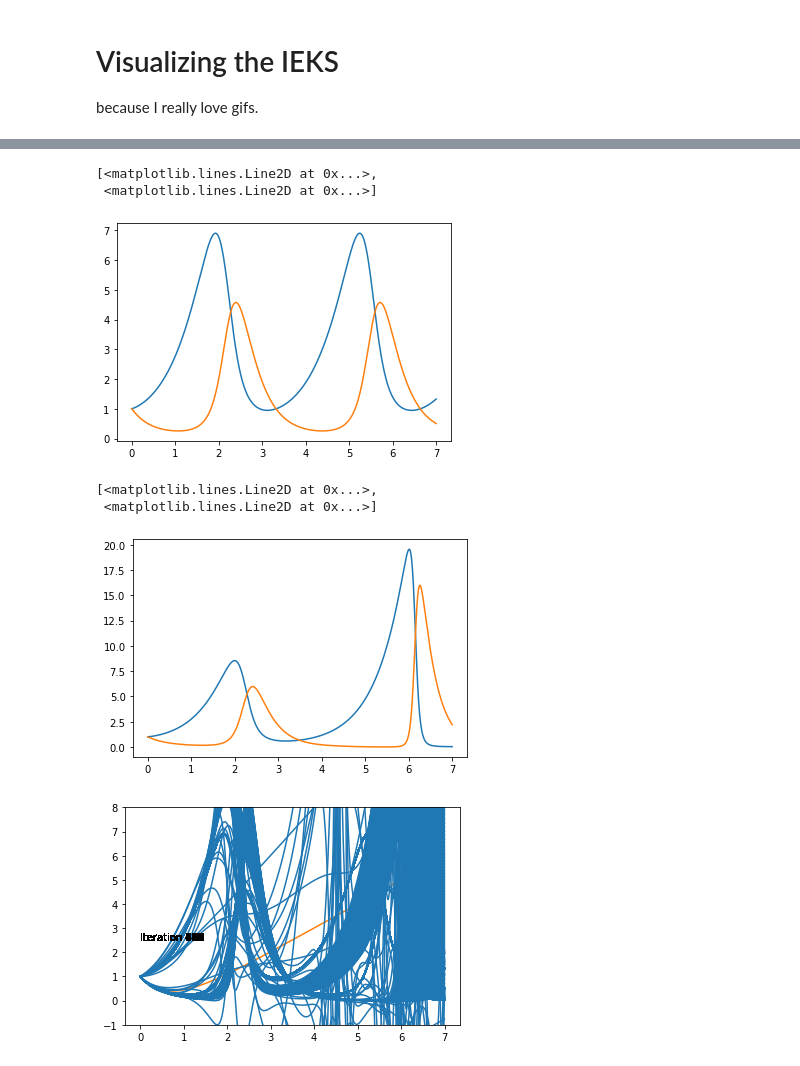
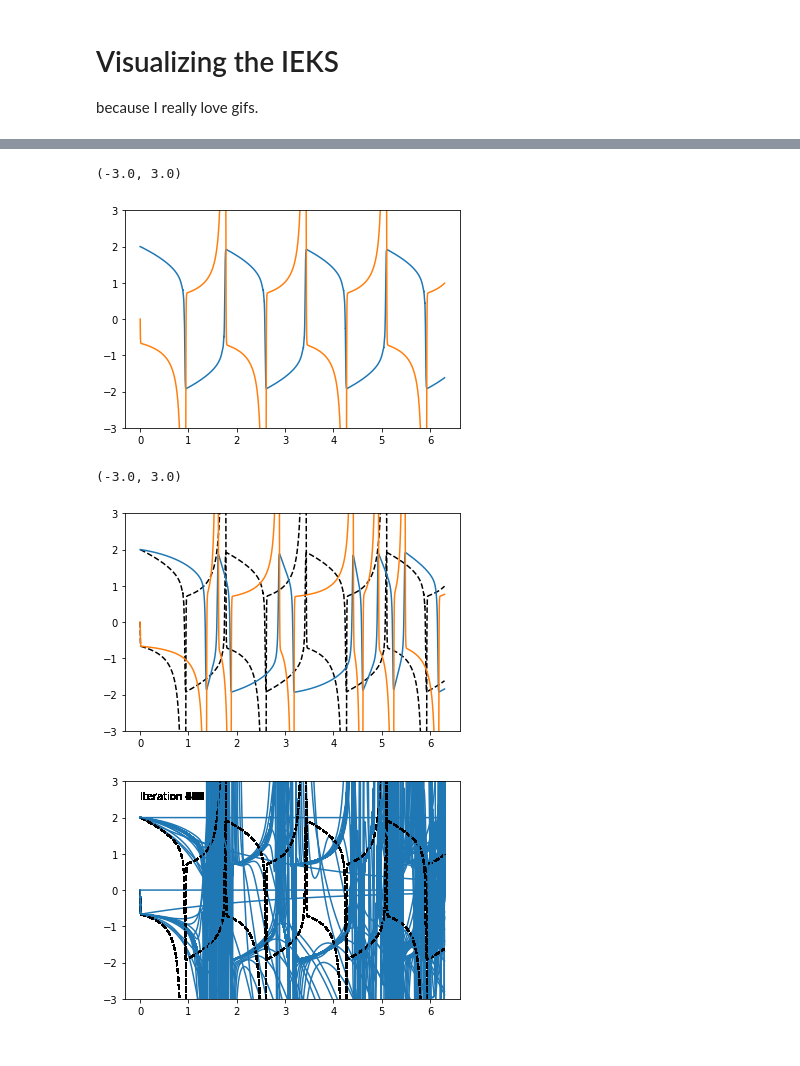
Before and after one commit to nathanaelbosch/parallel-in-time-ode-filters, a Jupyter notebook: notebooks/2022-04-25-visualizing_the_ieks.ipynb, the cells around one changed output, grey strips where cells are left out. Saved outputs shown, nothing was run; the diff lists cells and outputs as text; code cells hidden in the pictures.

Commit message:
Made a notebook to visualize the IEKS

```diff
--- a/notebooks/2022-04-25-visualizing_the_ieks.ipynb
+++ b/notebooks/2022-04-25-visualizing_the_ieks.ipynb
@@ -20,10 +17,12 @@ from tqdm import trange
 import pof
 from pof.ivp import logistic, lotkavolterra
 # %%
-#ivp = tornadox.ivp.vanderpol_julia(stiffness_constant=1e2)
-ivp = lotkavolterra()
+ivp = tornadox.ivp.vanderpol_julia(stiffness_constant=1e2)
+ylims = (-3, 3)
+#ivp = lotkavolterra()
+#ylims = (-1, 9)
 # %%
-dt = 1e-2
+dt = 1e-3
 order = 2
 # %%
 # Setup the IEKS solver
@@ -44,14 +43,14 @@ N = len(times)
 initial_guess = pof.solve.get_initial_guess(ivp, order)
 # %%
 # Standard solve:
-_, states = parsmooth.sequential.ekf(
+_, ekf_states = parsmooth.sequential.ekf(
     initial_guess, data, tfun, Q, ofun, R, None
 )
-plt.plot(times, states.mean[:, 0::order+1])
+plt.plot(times, ekf_states.mean[:, 0::order+1])
+plt.ylim(*ylims)
 # %% [output]
-[<matplotlib.lines.Line2D at 0x...>,
- <matplotlib.lines.Line2D at 0x...>]
+(-3.0, 3.0)
-[figure, old version]
+[figure, new version]
 # %%
 ieks = jax.jit(parsmooth.parallel.ieks, static_argnums=(2, 4, 7))
 # %%
@@ -66,36 +65,38 @@ n_iter = 100
 states = ieks(
     initial_guess, data, tfun, Q, ofun, R, init_lin, n_iter=n_iter
 )
+plt.plot(times, ekf_states.mean[:, 0::order+1], "--", color="black")
 plt.plot(times, states.mean[:, 0::order+1])
+plt.ylim(*ylims)
 # %% [output]
-[<matplotlib.lines.Line2D at 0x...>,
- <matplotlib.lines.Line2D at 0x...>]
+(-3.0, 3.0)
-[figure, old version]
+[figure, new version]
 # %%
 from celluloid import Camera
 fig = plt.figure()
 camera = Camera(fig)
 
-states = ieks(
-    initial_guess, data, tfun, Q, ofun, R, init_lin, n_iter=1
-)
-plt.plot(times, states.mean[:, 0::order+1])
-
-for i in trange(500):
+states = init_lin
+plt.plot(times, ekf_states.mean[:, 0::order+1], "--", color="black")
+plt.plot(times, states.mean[:, 0::order+1], color="C0")
+plt.ylim(*ylims)
+plt.text(0, ylims[1]-0.5, f"Iteration 0")
+camera.snap()
+for i in trange(1, 1000):
     linearize_at = states
     states = ieks(
         initial_guess, data, tfun, Q, ofun, R, linearize_at, n_iter=1
     )
+    plt.plot(times, ekf_states.mean[:, 0::order+1], "--", color="black")
     plt.plot(times, states.mean[:, 0::order+1], color="C0")
-    plt.ylim(-1, 8)
-    #plt.ylim(-3, 3)
-    plt.text(0, 2.5, f"Iteration {i}")
+    plt.ylim(*ylims)
+    plt.text(0, ylims[1]-0.5, f"Iteration {i}")
     camera.snap()
 
 from IPython.display import HTML
 animation = camera.animate()
 # %% [output]
-[figure, old version]
+[figure, new version]
 # %%
 HTML(animation.to_html5_video())
 # %% [output]
```
Also changed, not shown: parts of 2 cells of this notebook.
